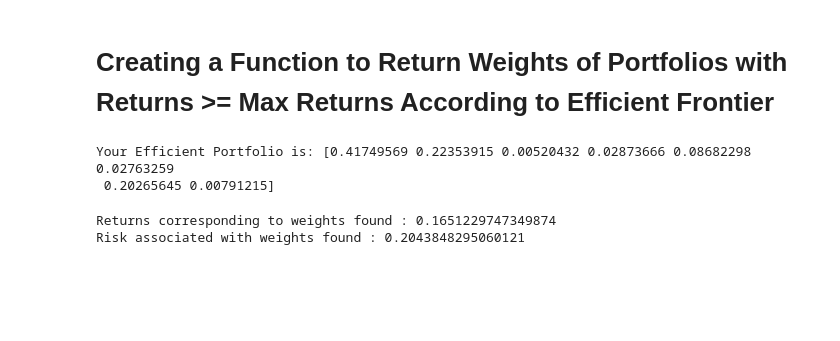
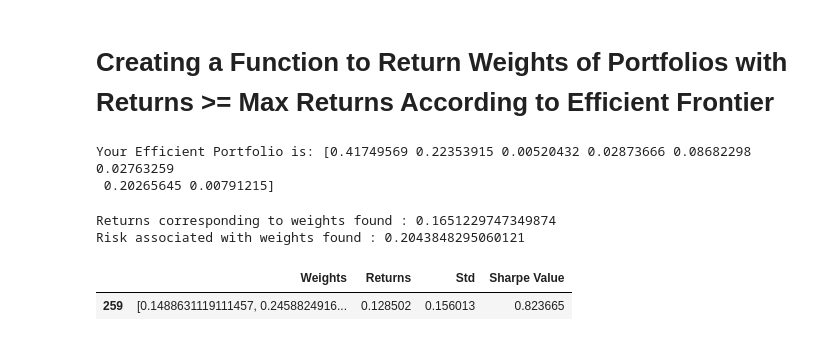
Before and after one commit to artemmiyy/DS340w, a Jupyter notebook: Modern_Portfolio_Theory_in_PythonV2.ipynb, the cells around one changed output. Saved outputs shown, nothing was run; the diff lists cells and outputs as text; code cells hidden in the pictures; blank space fills up the shorter version.

```diff
--- a/Modern_Portfolio_Theory_in_PythonV2.ipynb
+++ b/Modern_Portfolio_Theory_in_PythonV2.ipynb
@@ -119,3 +115,45 @@ print("Risk associated with weights found :",portfoliostd(weight_new)) #Prints R
 # %% [output]
 Returns corresponding to weights found : 0.1651229747349874
 Risk associated with weights found : 0.2043848295060121
+# %%
+def create_fronteir_df(iterations):
+  returns = []
+  stds = []
+  w = []
+  sharpes = []
+
+  for i in range(1000): #Use the number of iterations you seem fit
+    weights = weightscreator(stocks_lr)
+
+    current_returns = portfolioreturn(weights)
+    returns.append(current_returns)
+
+    current_std = portfoliostd(weights)
+    stds.append(portfoliostd(weights))
+
+    w.append(weights)
+
+    sharpes.append(current_returns/current_std)
+
+
+
+  output = pd.DataFrame(
+        {
+            'Weights' : w,
+            'Returns' : returns,
+            'Std' : stds,
+            'Sharpe Value': sharpes
+        }
+    )
+
+
+  return output
+# %%
+df = create_fronteir_df(1000)
+# %%
+best_sharpe = df[df['Sharpe Value'] == df['Sharpe Value'].max()]
+# %%
+best_sharpe
+# %% [output]
+|  | Weights | Returns | Std | Sharpe Value |
+| 259 | [0.1488631119111457, 0.2458824916... | 0.128502 | 0.156013 | 0.823665 |
```
Also changed, not shown: parts of 3 cells of this notebook.
